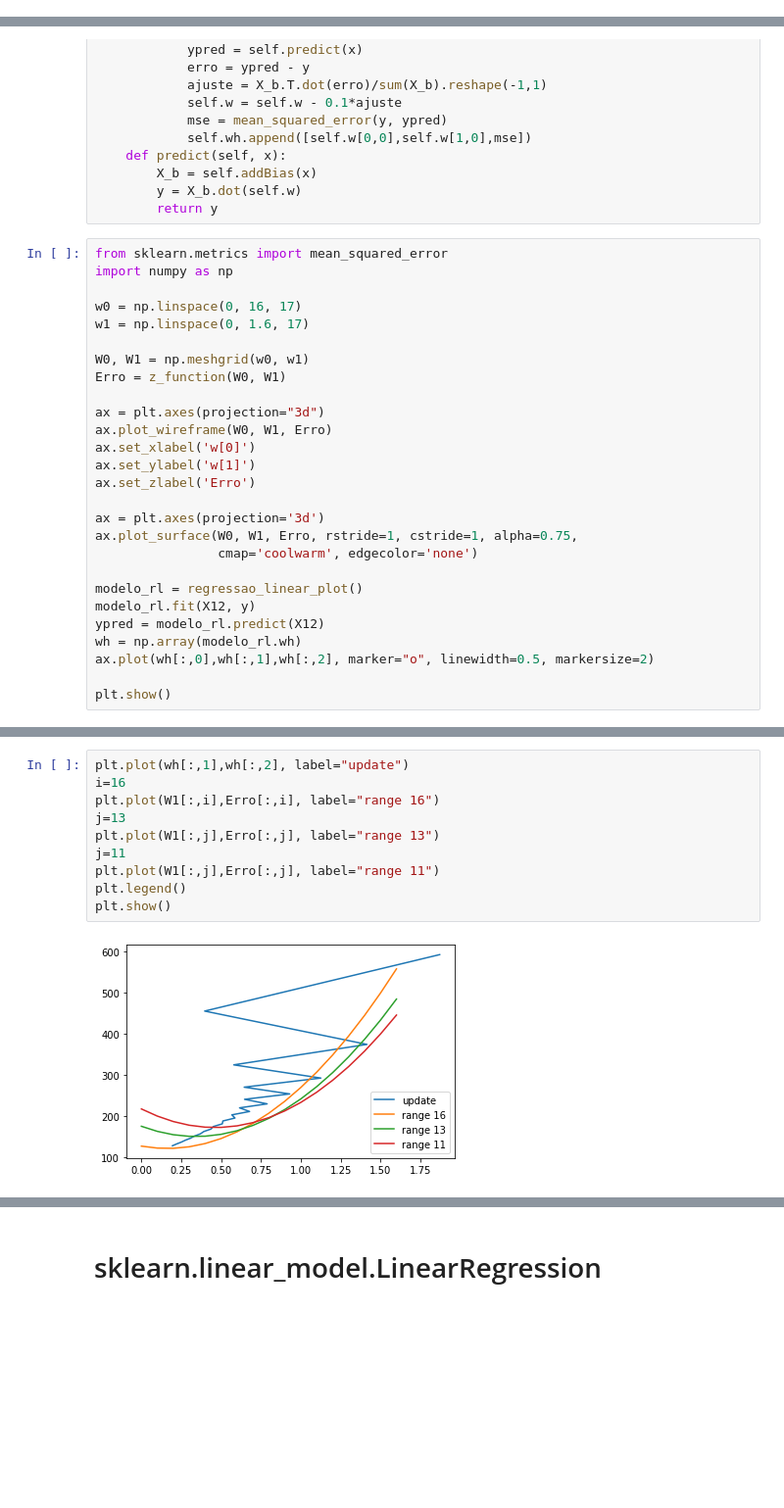
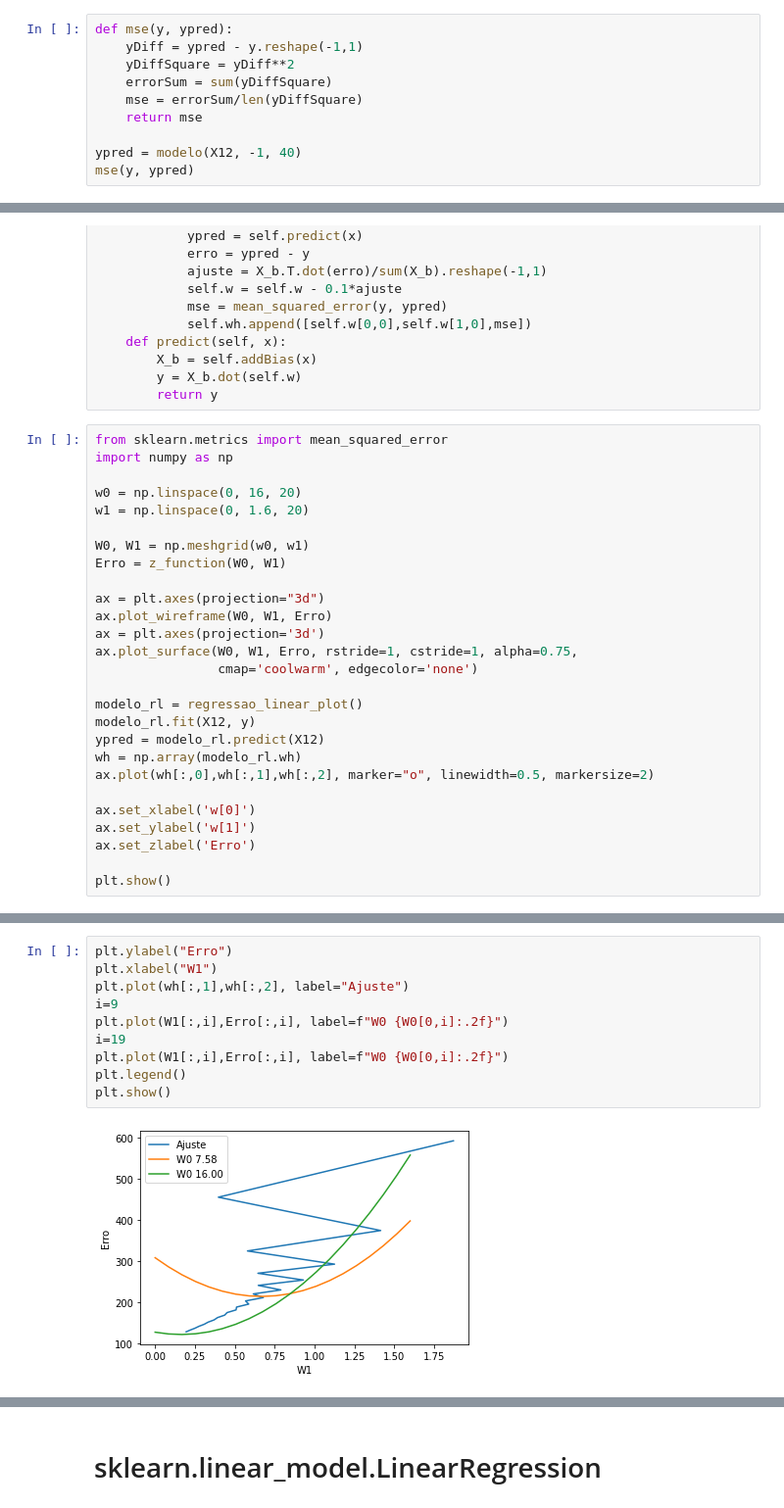
Before and after one commit to fboldt/aulasml, a Jupyter notebook: plan/regressao.ipynb, the cells around one changed output, grey strips where cells are left out. Shown at 98% size. Cells and saved outputs as stored; diff of their text form; blank space fills up the shorter version.

```diff
--- a/plan/regressao.ipynb
+++ b/plan/regressao.ipynb
@@ -56,0 +73,10 @@ plt.show()
+# %%
+def mse(y, ypred):
+    yDiff = ypred - y.reshape(-1,1)
+    yDiffSquare = yDiff**2
+    errorSum = sum(yDiffSquare)
+    mse = errorSum/len(yDiffSquare)
+    return mse
+
+ypred = modelo(X12, -1, 40)
+mse(y, ypred)
@@ -303,18 +340,14 @@ class regressao_linear_plot:
 from sklearn.metrics import mean_squared_error
 import numpy as np
 
-w0 = np.linspace(0, 16, 17)
-w1 = np.linspace(0, 1.6, 17)
+w0 = np.linspace(0, 16, 20)
+w1 = np.linspace(0, 1.6, 20)
 
 W0, W1 = np.meshgrid(w0, w1)
 Erro = z_function(W0, W1)
 
 ax = plt.axes(projection="3d")
 ax.plot_wireframe(W0, W1, Erro)
-ax.set_xlabel('w[0]')
-ax.set_ylabel('w[1]')
-ax.set_zlabel('Erro')
-
 ax = plt.axes(projection='3d')
 ax.plot_surface(W0, W1, Erro, rstride=1, cstride=1, alpha=0.75,
                 cmap='coolwarm', edgecolor='none')
@@ -325,5 +358,9 @@ ypred = modelo_rl.predict(X12)
 wh = np.array(modelo_rl.wh)
 ax.plot(wh[:,0],wh[:,1],wh[:,2], marker="o", linewidth=0.5, markersize=2)
 
+ax.set_xlabel('w[0]')
+ax.set_ylabel('w[1]')
+ax.set_zlabel('Erro')
+
 plt.show()
 # %% [output]
@@ -341,12 +380,12 @@ plt.show()
 # %%
-plt.plot(wh[:,1],wh[:,2], label="update")
-i=16
-plt.plot(W1[:,i],Erro[:,i], label="range 16")
-j=13
-plt.plot(W1[:,j],Erro[:,j], label="range 13")
-j=11
-plt.plot(W1[:,j],Erro[:,j], label="range 11")
+plt.ylabel("Erro")
+plt.xlabel("W1")
+plt.plot(wh[:,1],wh[:,2], label="Ajuste")
+i=9
+plt.plot(W1[:,i],Erro[:,i], label=f"W0 {W0[0,i]:.2f}")
+i=19
+plt.plot(W1[:,i],Erro[:,i], label=f"W0 {W0[0,i]:.2f}")
 plt.legend()
 plt.show()
 # %% [output]
-[figure, old version]
+[figure, new version]
```
Also changed, not shown: parts of 16 cells of this notebook.
